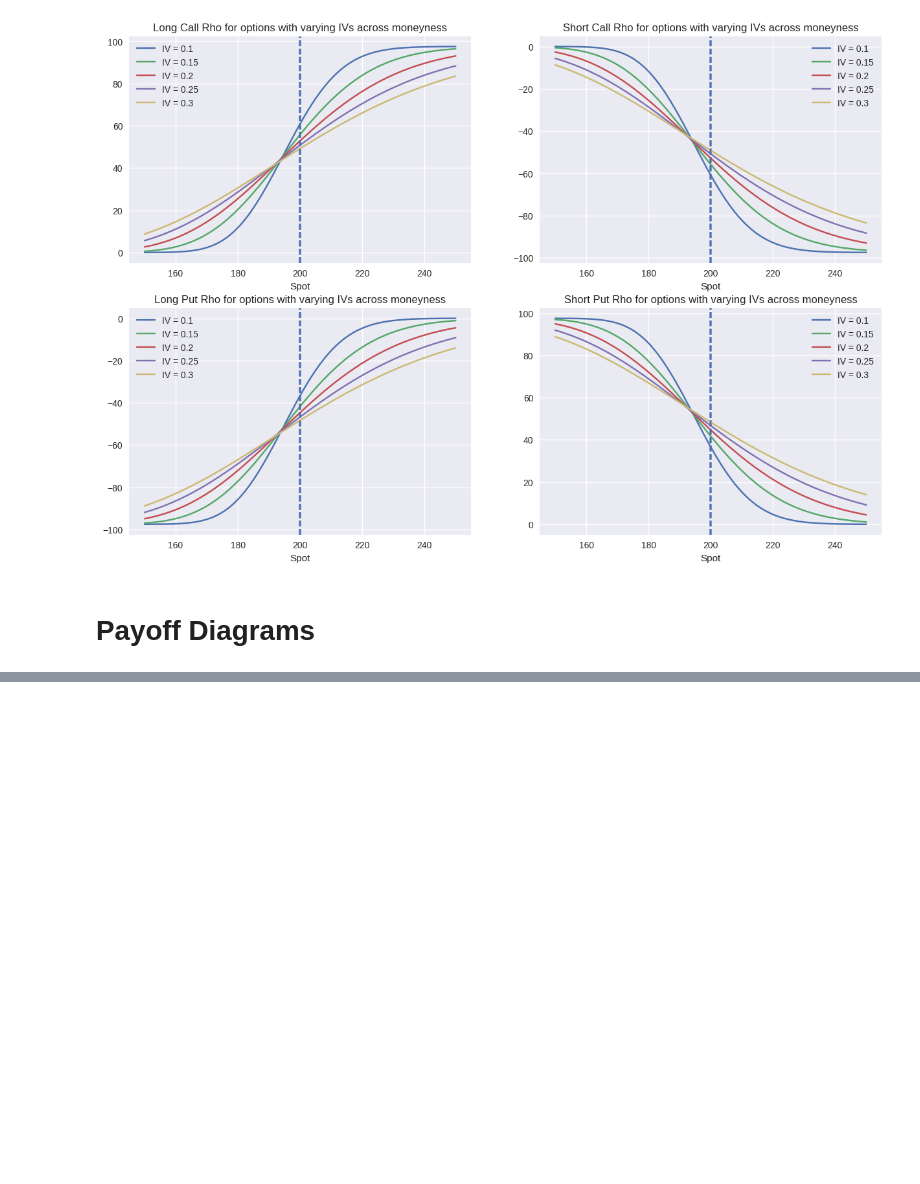
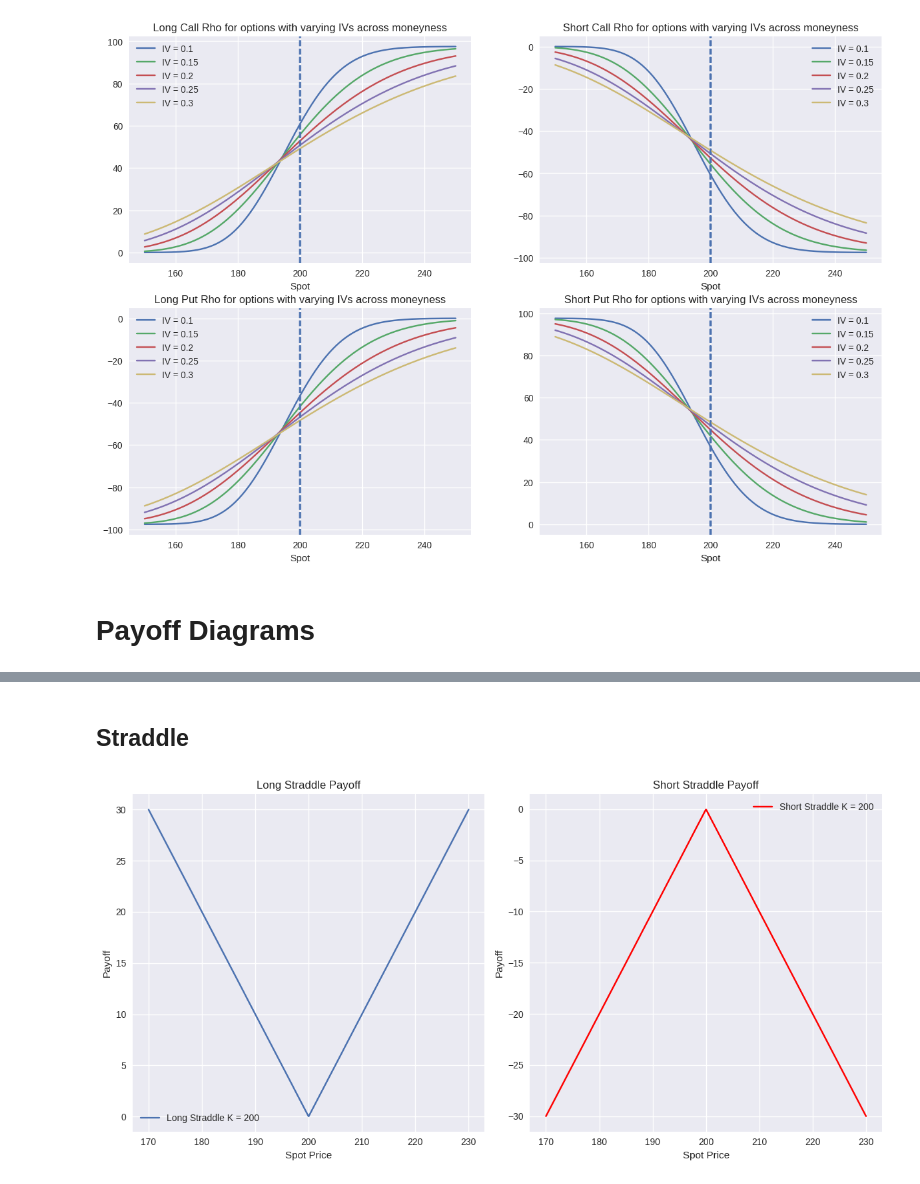
Before and after one commit to ed-churchill/implied-order-book, a Jupyter notebook: black-scholes-modelling.ipynb, the cells around one changed output, grey strips where cells are left out. Drawn from its saved outputs; the diff is of its cells as text; code cells hidden in the pictures; blank space fills up the shorter version.

```diff
--- a/black-scholes-modelling.ipynb
+++ b/black-scholes-modelling.ipynb
@@ -1287,0 +1350,37 @@ plt.plot(np.linspace(170, 230, 1000), payoff)
+# %% [markdown]
+## Straddle
+# %%
+# Long straddle payoff
+long_straddle_payoff = bsm.position_payoff(
+    spots=spots,
+    option_types=['Call', 'Put'],
+    positions=['Long', 'Long'],
+    strikes=[200, 200]
+)
+
+# Short straddle payoff
+short_straddle_payoff = bsm.position_payoff(
+    spots=spots,
+    option_types=['Call', 'Put'],
+    positions=['Short', 'Short'],
+    strikes=[200, 200]
+)
+
+# Plot
+fig, axs = plt.subplots(1, 2, figsize=(12, 6))
+axs[0].plot(spots, long_straddle_payoff, label='Long Straddle K = 200')
+axs[0].set_title('Long Straddle Payoff')
+axs[0].set_xlabel('Spot Price')
+axs[0].set_ylabel('Payoff')
+axs[0].legend()
+axs[0].grid(True)
+axs[1].plot(spots, short_straddle_payoff, label='Short Straddle K = 200', color='red')
+axs[1].set_title('Short Straddle Payoff')
+axs[1].set_xlabel('Spot Price')
+axs[1].set_ylabel('Payoff')
+axs[1].legend()
+axs[1].grid(True)
+plt.tight_layout()
+plt.show()
+# %% [output]
+[figure, added]
```
Also changed, not shown: parts of 13 cells of this notebook.
